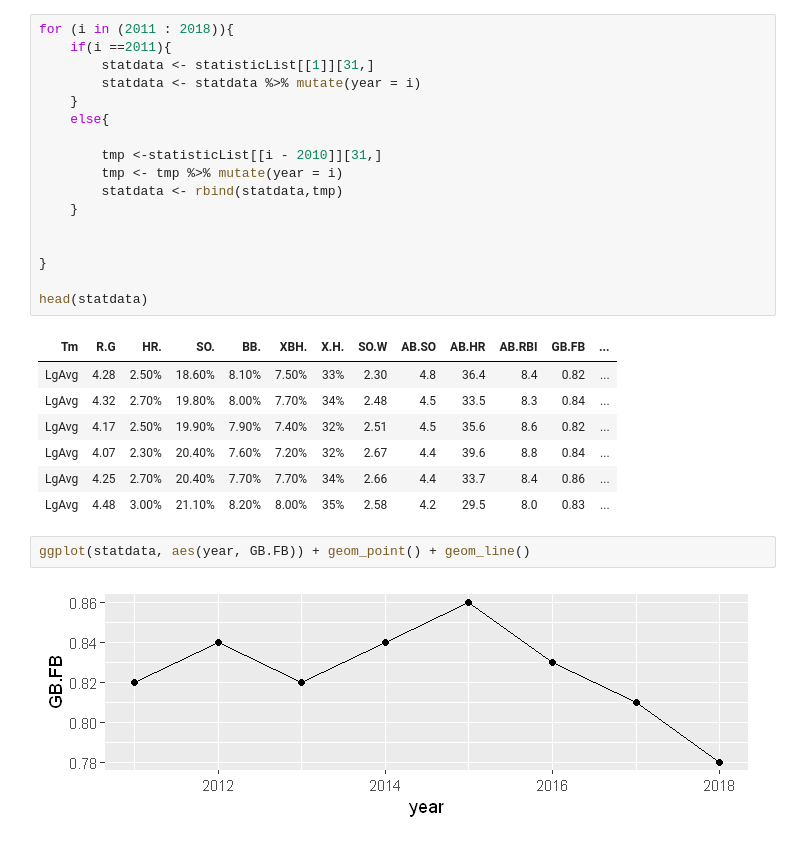
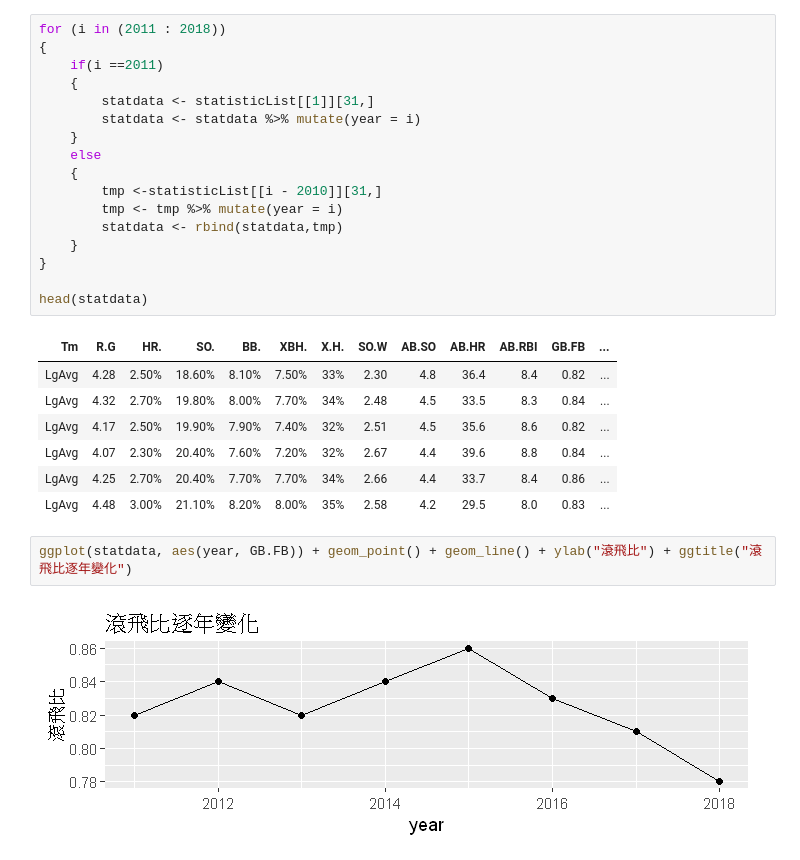
Before and after one commit to ntuken/MLB-baseball, a Jupyter notebook: Data Analysis.ipynb, the cells around one changed output. Cells and saved outputs as stored; diff of their text form.

```diff
--- a/Data Analysis.ipynb
+++ b/Data Analysis.ipynb
@@ -160,19 +162,19 @@ compute.outlier.stats
                  "SM"
 seed : int(0)
 # %%
-for (i in (2011 : 2018)){
-    if(i ==2011){
+for (i in (2011 : 2018))
+{
+    if(i ==2011)
+    {
         statdata <- statisticList[[1]][31,]
         statdata <- statdata %>% mutate(year = i)
     }
-    else{
-
+    else
+    {
         tmp <-statisticList[[i - 2010]][31,]
         tmp <- tmp %>% mutate(year = i)
         statdata <- rbind(statdata,tmp)
     }
-
-
 }
 
 head(statdata)
@@ -185,6 +187,6 @@ head(statdata)
 | LgAvg | 4.25 | 2.70% | 20.40% | 7.70% | 7.70% | 34% | 2.66 | 4.4 | 33.7 | 8.4 | 0.86 | ... |
 | LgAvg | 4.48 | 3.00% | 21.10% | 8.20% | 8.00% | 35% | 2.58 | 4.2 | 29.5 | 8.0 | 0.83 | ... |
 # %%
-ggplot(statdata, aes(year, GB.FB)) + geom_point() + geom_line()
+ggplot(statdata, aes(year, GB.FB)) + geom_point() + geom_line() + ylab("滾飛比") + ggtitle("滾飛比逐年變化")
 # %% [output]
-[figure, old version]
+[figure, new version]
```
Also changed, not shown: parts of 5 cells of this notebook.
